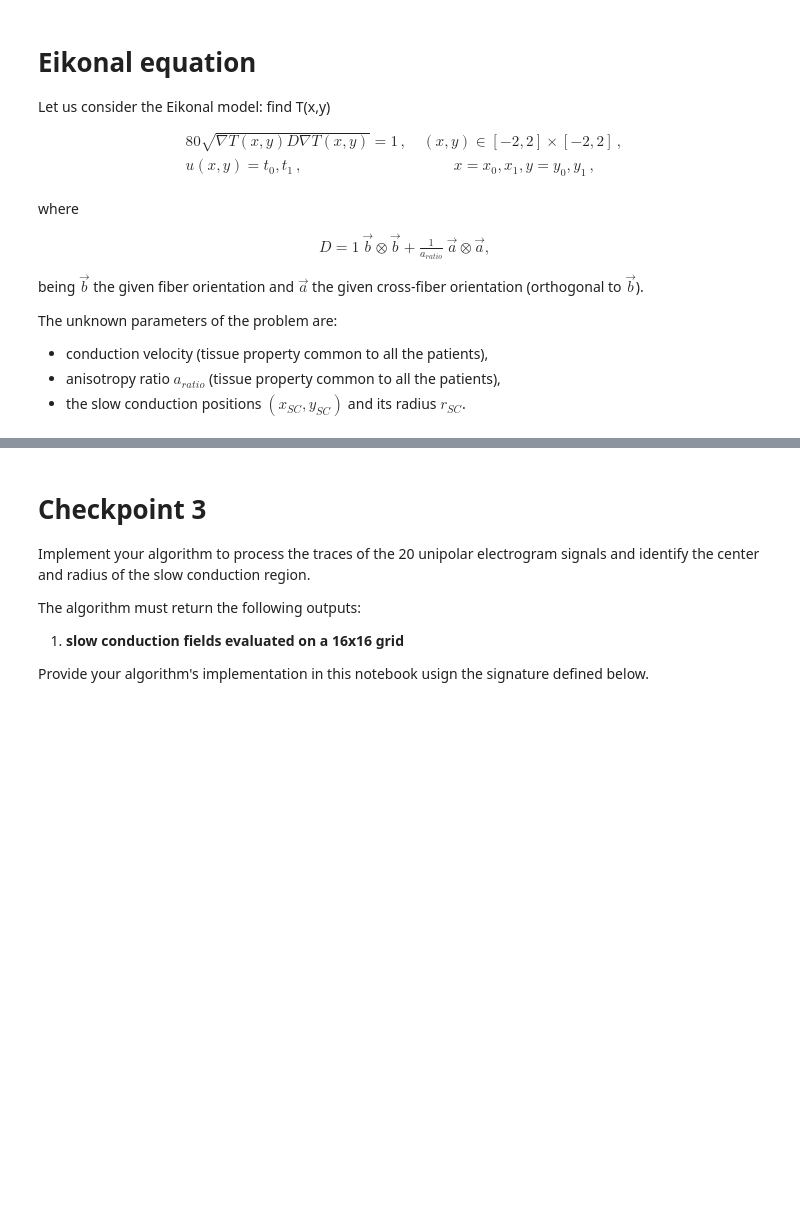
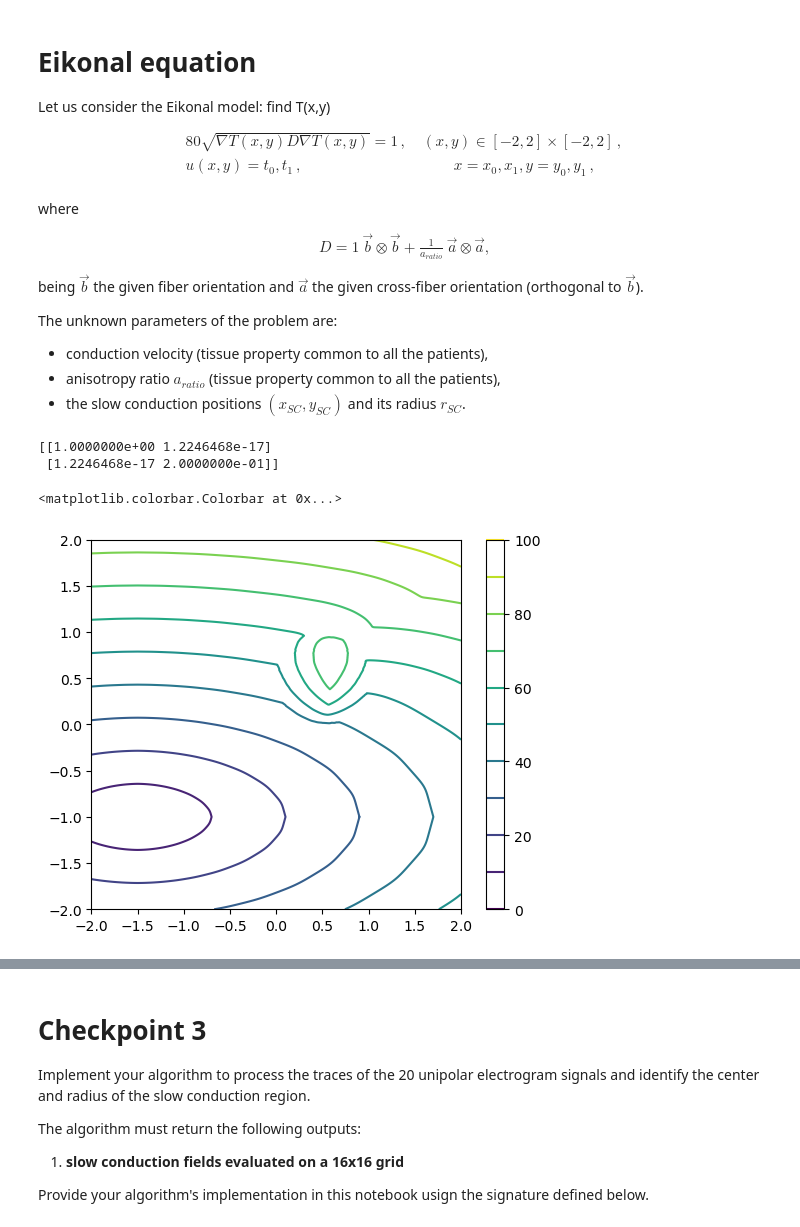
Before and after one commit to Stefano-Chiari/SubstrateFinder, a Jupyter notebook: checkpoint3_FourthVersion.ipynb, the cells around one changed output, grey strips where cells are left out. Saved outputs shown, nothing was run; the diff lists cells and outputs as text; code cells hidden in the pictures; blank space fills up the shorter version.

```diff
--- a/checkpoint3_FourthVersion.ipynb
+++ b/checkpoint3_FourthVersion.ipynb
@@ -199,36 +199,42 @@ The unknown parameters of the problem are:
 - anisotropy ratio $a_{ratio}$ (tissue property common to all the patients),
 - the slow conduction positions $(x_{SC},y_{SC})$ and its radius $r_{SC}$.
 # %%
-# X_mesh, Y_mesh = np.meshgrid(np.linspace(-2.0,2.0,401), np.linspace(-2.0,2.0,401))
+X_mesh, Y_mesh = np.meshgrid(np.linspace(-2.0,2.0,401), np.linspace(-2.0,2.0,401))
 
-# x0 = -1.5
-# y0 = -1
+x0 = -1.5
+y0 = -1
 
-# theta_fiber = 0
-# a_ratio = 5
+theta_fiber = 0
+a_ratio = 5
 
-# theta0 = np.pi/2 - theta_fiber
-# a = np.array([np.cos(theta0), np.sin(theta0)]).T
-# b = np.array([np.cos(theta0-np.pi/2), np.sin(theta0-np.pi/2)]).T
+theta0 = np.pi/2 - theta_fiber
+a = np.array([np.cos(theta0), np.sin(theta0)]).T
+b = np.array([np.cos(theta0-np.pi/2), np.sin(theta0-np.pi/2)]).T
 
-# D = ( (1/a_ratio)*np.tensordot( a, a,  axes=0) + np.tensordot( b, b,  axes=0)  )
-# print(D)
+D = ( (1/a_ratio)*np.tensordot( a, a,  axes=0) + np.tensordot( b, b,  axes=0)  )
+print(D)
 
-# D_inv = np.linalg.inv(D)
-# sigma_11 = D_inv[0][0]
-# sigma_12 = D_inv[0][1]
-# sigma_21 = D_inv[1][0]
-# sigma_22 = D_inv[1][1]
+D_inv = np.linalg.inv(D)
+sigma_11 = D_inv[0][0]
+sigma_12 = D_inv[0][1]
+sigma_21 = D_inv[1][0]
+sigma_22 = D_inv[1][1]
 
-# xc, yc = 0.5, 0.5
-# r = 0.5
+xc, yc = 0.5, 0.5
+r = 0.5
 
-# speed_field = lambda x, y: 20.0 if (x - xc)**2 + (y - yc)**2 <= r**2 else 80.0
+speed_field = lambda x, y: 20.0 if (x - xc)**2 + (y - yc)**2 <= r**2 else 80.0
 
-# activation_time = anisotropic_FMM_GPT( x0 , y0 , 0, X_mesh, Y_mesh, speed_field, sigma_11,sigma_12, sigma_22, N_edge=200 )
+activation_time = anisotropic_FMM_GPT( x0 , y0 , 0, X_mesh, Y_mesh, speed_field, sigma_11,sigma_12, sigma_22, N_edge=200 )
+# %% [output]
+[[1.0000000e+00 1.2246468e-17]
+ [1.2246468e-17 2.0000000e-01]]
 # %%
 
-# plt.contour(X_mesh, Y_mesh, activation_time*1000 , 10)
-# plt.gca().set_aspect(1)
-# plt.colorbar()
+plt.contour(X_mesh, Y_mesh, activation_time*1000 , 10)
+plt.gca().set_aspect(1)
+plt.colorbar()
+# %% [output]
+<matplotlib.colorbar.Colorbar at 0x...>
+[figure, added]
 # %%
```
Also changed, not shown: parts of 14 cells of this notebook, 1 other file.
